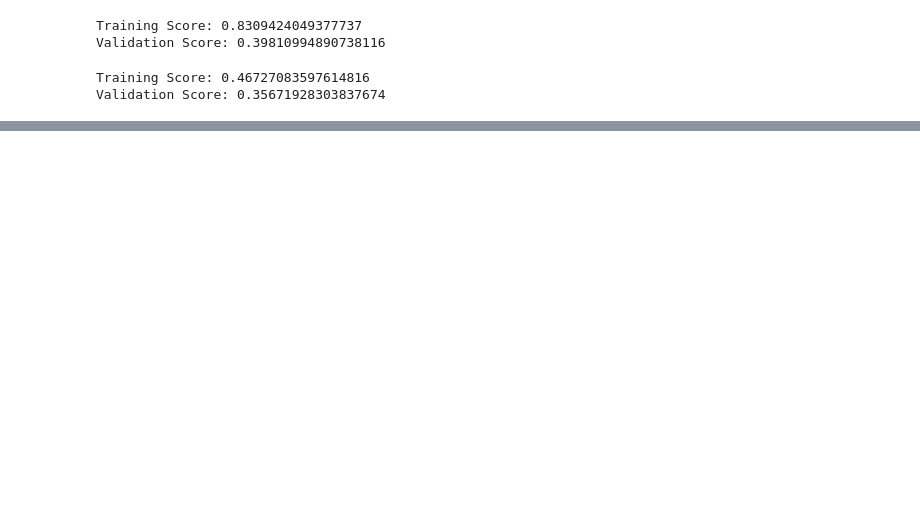
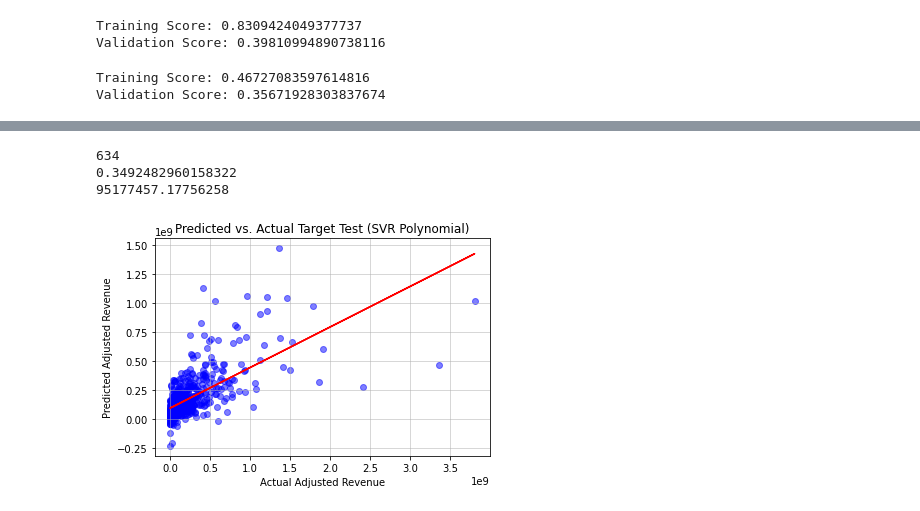
Before and after one commit to dcortese8/CSE6242-Project, a Jupyter notebook: modeling_and_analysis/Movie_SVR_Model.ipynb, the cells around one changed output, grey strips where cells are left out. Cells and saved outputs as stored; diff of their text form; code cells hidden in the pictures; blank space fills up the shorter version.

```diff
--- a/modeling_and_analysis/Movie_SVR_Model.ipynb
+++ b/modeling_and_analysis/Movie_SVR_Model.ipynb
@@ -171,7 +177,7 @@ plt.grid(linewidth=0.5)
 #The best model is poly, this will be used to draw the comparisson between predicted vs actual
 
 
-y_test_pred = regressor.predict(X_test)
+y_test_pred = regressor_p.predict(X_test)
 
 y_test = [item for sublist in y_test for item in sublist]
 #y_test = [float(i) for i in y_test]
@@ -218,0 +206,18 @@ R-Squared: 0.3850962960720047
+# %%
+#Sklearn provides the number of metrics to evaluate accuracy. The next method is to calculate metrics with sklearn functions.
+y_test_pred = y_test_pred.reshape(-1,1)
+y_pred = sc_y.inverse_transform(y_test_pred)
+y_test_orig = sc_y.inverse_transform(y_test)
+print(len(y_test_pred))
+print(len(y_pred))
+print(len(y_test_orig))
+mae = metrics.mean_absolute_error(y_test_orig, y_pred)
+mse = metrics.mean_squared_error(y_test_orig, y_pred)
+rmse = np.sqrt(mse) # or mse**(0.5)
+r2 = metrics.r2_score(y_test_orig, y_pred)
+
+print("Results of sklearn.metrics:")
+print("MAE:",mae)
+print("MSE:", mse)
+print("RMSE:", rmse)
+print("R-Squared:", r2)
@@ -218,0 +233,27 @@ R-Squared: 0.3850962960720047
+# %%
+
+#y_test_pred = regressor_p.predict(X_test)
+
+y_test_orig = [item for sublist in y_test_orig for item in sublist]
+#y_pred = [float(i) for i in y_pred]
+print(len(y_pred))
+#print(len(y_test_pred))
+plt.scatter(y_test_orig, y_pred, alpha=0.5, color='blue')
+#print([item for sublist in y_train for item in sublist][0:3])
+#print(y_train_pred[0:3])
+
+m, b = np.polyfit(y_test_orig, y_pred, 1)
+print(m)
+print(b)
+line_plot = [(m*(i)) + b for i in y_test_orig]
+plt.plot(y_test_orig, line_plot, color='red')
+
+plt.xlabel('Actual Adjusted Revenue')
+plt.ylabel('Predicted Adjusted Revenue')
+plt.title('Predicted vs. Actual Target Test (SVR Polynomial)')
+plt.grid(linewidth=0.5)
+# %% [output]
+634
+0.3492482960158322
+95177457.17756258
+[figure, added]
```
Also changed, not shown: parts of 9 cells of this notebook, 33 other files.
